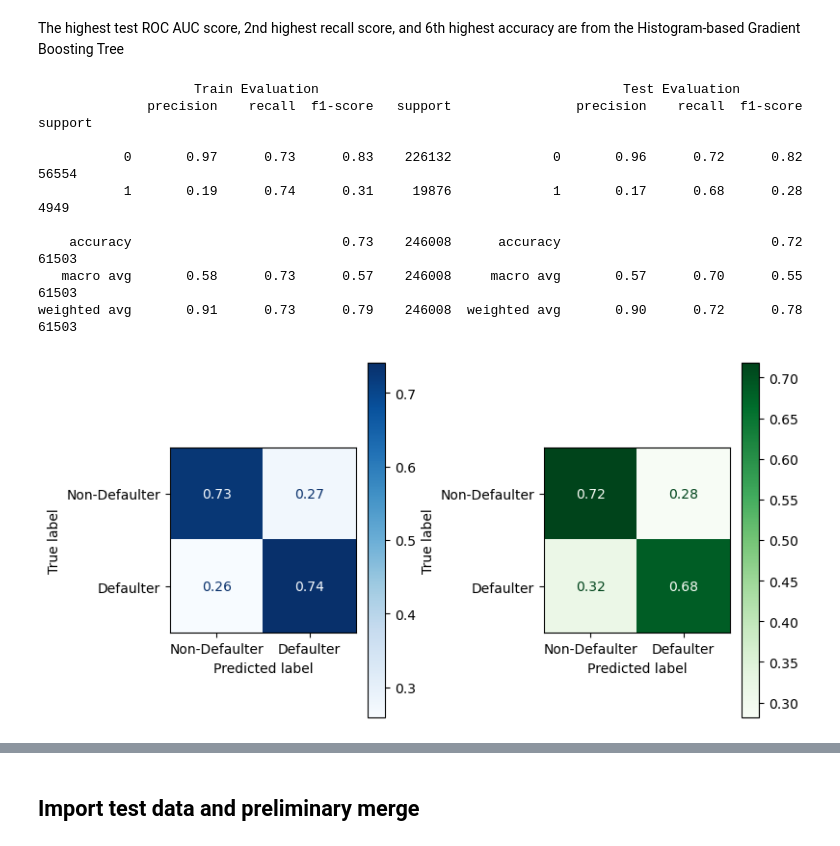
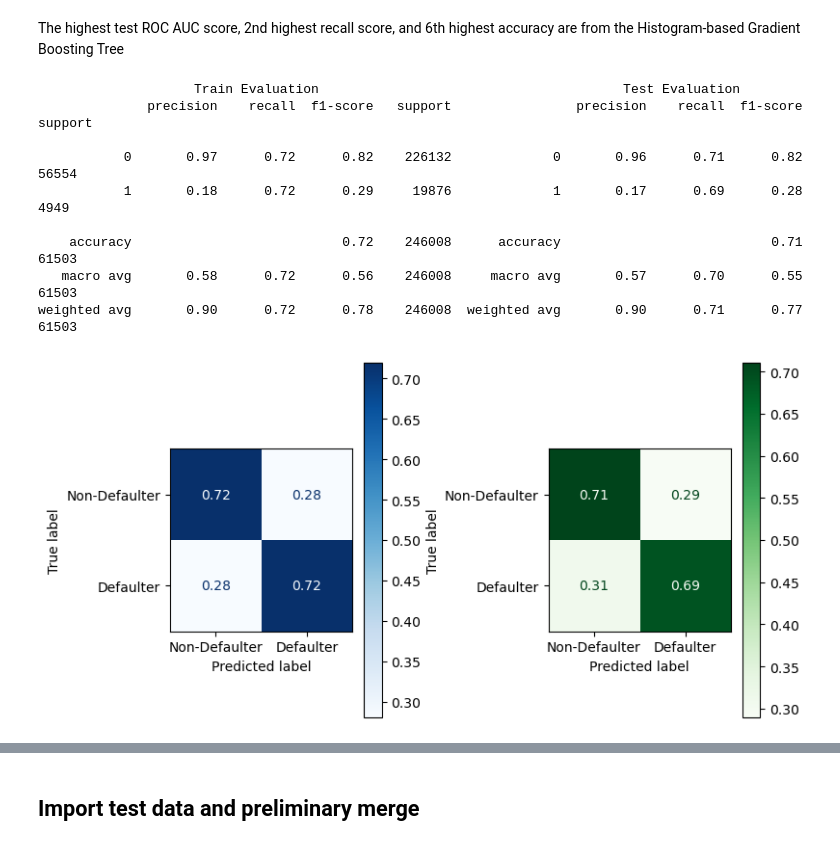
Before and after one commit to bkusuma/home-credit-default-risk, a Jupyter notebook: kaggle/working/02_Modelling.ipynb, the cells around one changed output, grey strips where cells are left out. Drawn from its saved outputs; the diff is of its cells as text; code cells hidden in the pictures.

```diff
--- a/kaggle/working/02_Modelling.ipynb
+++ b/kaggle/working/02_Modelling.ipynb
@@ -425,10 +425,11 @@ array([0.5       , 0.71119584, 0.72053104, 0.72486972, 0.72710032,
        0.77037847, 0.77053245, 0.77041048, 0.77044354, 0.77050436,
        0.77064034])
 # %%
-hgb_gs1_params = {'interaction_cst': [None, 'pairwise', 'no_interactions'],
-                  'loss': ['log_loss', 'exponential'],
-                  'validation_fraction': [0.1, 0.2]}
+# hgb_gs1_params = {'interaction_cst': [None, 'pairwise', 'no_interactions'],
+#                   'validation_fraction': [0.1, 0.2],
+#                   'max_features': [0.1, 0.5, 0.9, 1.0],
+#                   'max_leaf_nodes': [15, 31, 63]}
 
-hgb_gs1 = GridSearchCV(hgb, hgb_gs1_params, scoring="roc_auc", n_jobs=-1)
-hgb_gs1.fit(X_train, y_train)
-hgb_1 = hgb_gs1.best_estimator_.fit(X_train, y_train)
+# hgb_gs1 = GridSearchCV(hgb, hgb_gs1_params, scoring="roc_auc", n_jobs=-1)
+# hgb_gs1.fit(X_train, y_train)
+# hgb_1 = hgb_gs1.best_estimator_.fit(X_train, y_train)
@@ -456,12 +436,14 @@ sklearn.utils._param_validation.InvalidParameterError: The 'loss' parameter of H
 # %%
-hgb_gs2_params = {'max_bins': [127, 255, 511],
+hgb_gs2_params = {'max_bins': [2, 3, 7, 15, 31, 63, 127, 255],
                   'max_iter': [10, 100, 1000]}
 
-hgb_gs2 = GridSearchCV(hgb_1, hgb_gs2_params, scoring="roc_auc", n_jobs=-1)
+hgb_gs2 = GridSearchCV(hgb, hgb_gs2_params, scoring="roc_auc", n_jobs=-1)
 hgb_gs2.fit(X_train, y_train)
 hgb_2 = hgb_gs2.best_estimator_.fit(X_train, y_train)
 # %%
-hgb_gs3_params = {'max_features': [1, 10, 100],
+hgb_gs3_params = {'interaction_cst': [None, 'pairwise', 'no_interactions'],
+                  'validation_fraction': [0.1, 0.2],
+                  'max_features': [0.1, 0.5, 0.9, 1.0],
                   'max_leaf_nodes': [15, 31, 63]}
 
 hgb_gs3 = GridSearchCV(hgb_2, hgb_gs3_params, scoring="roc_auc", n_jobs=-1)
@@ -470,3 +452,5 @@ hgb_3 = hgb_gs3.best_estimator_.fit(X_train, y_train)
 
 hgb_tuned_results = eval_classification(hgb_3, X_train, y_train, X_test, y_test,
                                   model_name="Tuned HGBoost", results_frame=hgb_results)
+
+                #   'loss': ['log_loss', 'exponential'],
@@ -559,17 +569,17 @@ bnb_results.style.background_gradient(vmin=0, vmax=1)
 # %% [markdown]
 The highest test ROC AUC score, 2nd highest recall score, and 6th highest accuracy are from the Histogram-based Gradient Boosting Tree
 # %%
-eval_classification(hgb, X_train, y_train, X_test, y_test,
-                                  model_name="Histogram-based Gradient Boosting Tree").style.background_gradient(vmin=0, vmax=1)
+eval_classification(hgb_3, X_train, y_train, X_test, y_test,
+                                  model_name="Tuned HGBoost").style.background_gradient(vmin=0, vmax=1)
 # %% [output]
                     Train Evaluation                                       Test Evaluation
               precision    recall  f1-score   support                precision    recall  f1-score   support
 
-           0       0.97      0.73      0.83    226132             0       0.96      0.72      0.82     56554
-           1       0.19      0.74      0.31     19876             1       0.17      0.68      0.28      4949
+           0       0.97      0.72      0.82    226132             0       0.96      0.71      0.82     56554
+           1       0.18      0.72      0.29     19876             1       0.17      0.69      0.28      4949
 
-    accuracy                           0.73    246008      accuracy                           0.72     61503
-   macro avg       0.58      0.73      0.57    246008     macro avg       0.57      0.70      0.55     61503
-weighted avg       0.91      0.73      0.79    246008  weighted avg       0.90      0.72      0.78     61503
+    accuracy                           0.72    246008      accuracy                           0.71     61503
+   macro avg       0.58      0.72      0.56    246008     macro avg       0.57      0.70      0.55     61503
+weighted avg       0.90      0.72      0.78    246008  weighted avg       0.90      0.71      0.77     61503
-[figure, old version]
+[figure, new version]
 |  | train_acc | test_acc | train_prec | test_prec | train_recall | test_recall | train_f1 | test_f1 | train_auc | ... |
```
Also changed, not shown: parts of 9 cells of this notebook, 2 other files.
